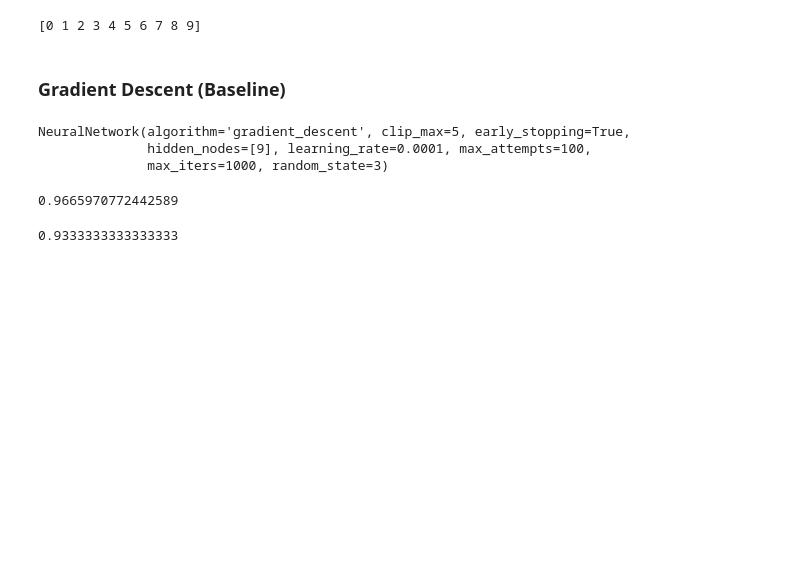
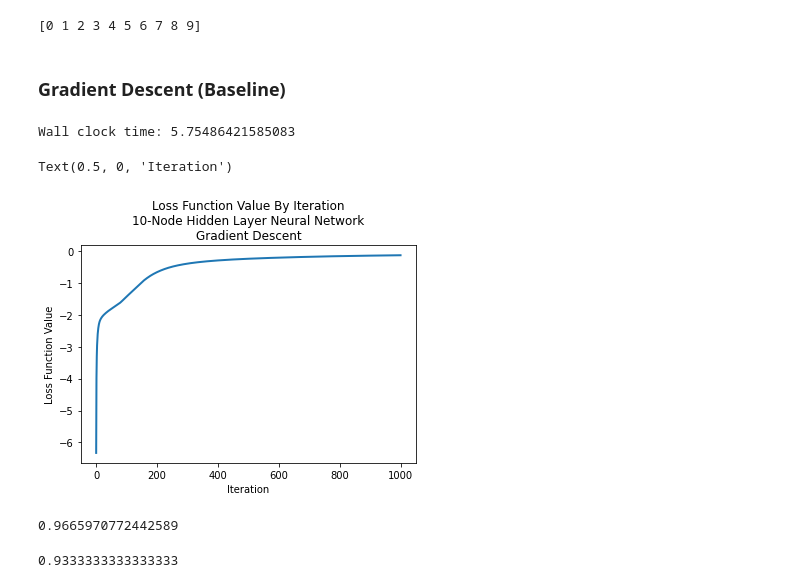
Before and after one commit to sharp-productions/meh2, a Jupyter notebook: tutorial_examples.ipynb, the cells around one changed output. Cells and saved outputs as stored; diff of their text form; code cells hidden in the pictures; blank space fills up the shorter version.

```diff
--- a/tutorial_examples.ipynb
+++ b/tutorial_examples.ipynb
@@ -1460,17 +1462,44 @@ y_test_hot = one_hot.transform(y_test.reshape(-1, 1)).todense()
 ### Gradient Descent (Baseline)
 # %%
 # Initialize neural network object and fit object - attempt 2
-nn_model2 = mlrose_hiive.NeuralNetwork(hidden_nodes = [9], activation = 'relu',
+start = time.time()
+nn_model1 = mlrose_hiive.NeuralNetwork(hidden_nodes = [9], activation = 'relu',
                                  algorithm = 'gradient_descent',
                                  max_iters = 1000, bias = True, is_classifier = True,
                                  learning_rate = 0.0001, early_stopping = True,
-                                 clip_max = 5, max_attempts = 100, random_state = 3)
+                                 clip_max = 5, max_attempts = 100, random_state = 3, curve=True)
 
-nn_model2.fit(X_train_scaled, y_train_hot)
+nn_model1.fit(X_train_scaled, y_train_hot)
+end = time.time()
+print("Wall clock time: {}".format(end-start))
+# print(nn_model1.fitness_curve)
+fitness_values = nn_model1.fitness_curve
+# print(fitness_values)
+# evaluations = nn_model1.fitness_curve[:,1]
+# evaluations = [j-i for i, j in zip(evaluations[:-1], evaluations[1:])]
+# print(evaluations)
+
+# print(nn_model1.fitness_curve)
 # %% [output]
-NeuralNetwork(algorithm='gradient_descent', clip_max=5, early_stopping=True,
-              hidden_nodes=[9], learning_rate=0.0001, max_attempts=100,
-              max_iters=1000, random_state=3)
+Wall clock time: 5.75486421585083
+# %%
+fig1, ax1 = plt.subplots()
+ax1.plot(range(len(fitness_values)),fitness_values,linewidth=2.0)
+# ax1.set(xlim=(0,len(fitness_values)), xticks=np.arange(0,len(fitness_values), 10), ylim=(0, max(fitness_values)+1), yticks=np.arange(0,max(fitness_values)+1, 5))
+ax1.set_title("Loss Function Value By Iteration\n10-Node Hidden Layer Neural Network\nGradient Descent")
+ax1.set_ylabel("Loss Function Value")
+ax1.set_xlabel("Iteration")
+
+# fig2, ax2 = plt.subplots()
+# ax2.plot(range(len(evaluations)),evaluations,linewidth=2.0)
+# # ax2.set(xlim=(0,len(evaluations)), xticks=np.arange(0,len(evaluations), 10), ylim=(0, max(evaluations)+1), yticks=np.arange(0,max(evaluations)+1))
+# ax2.set_title("Evaluations Per Iteration\n10-Node Hidden Layer Neural Network - GA")
+# ax2.set_ylabel("Evaluations")
+# ax2.set_xlabel("Iteration")
+# plt.show()
+# %% [output]
+Text(0.5, 0, 'Iteration')
+[figure, added]
 # %%
 # Predict labels for train set and assess accuracy
 y_train_pred = nn_model2.predict(X_train_scaled)
```
Also changed, not shown: parts of 15 cells of this notebook.
